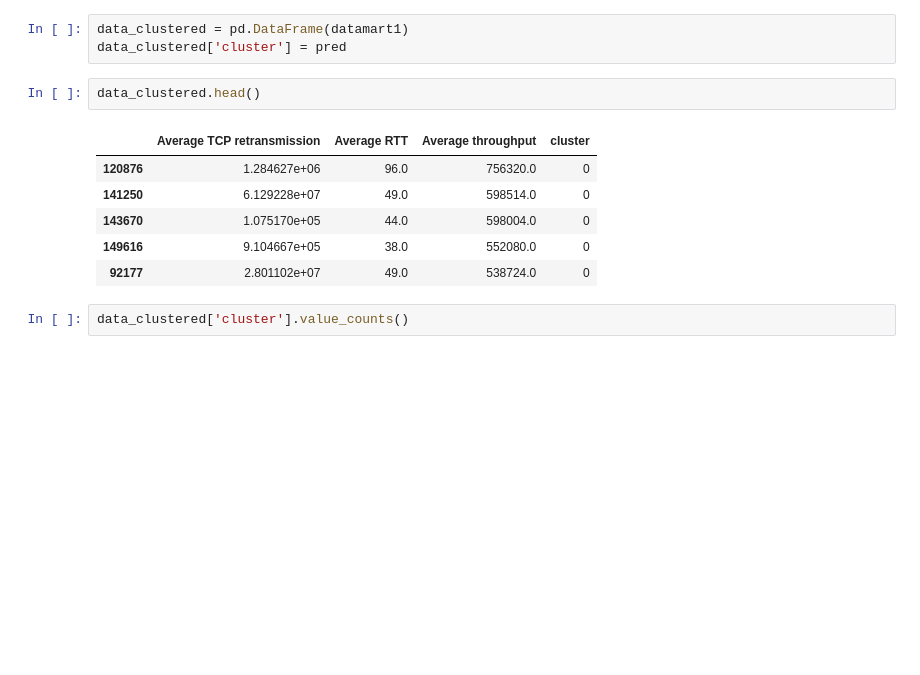
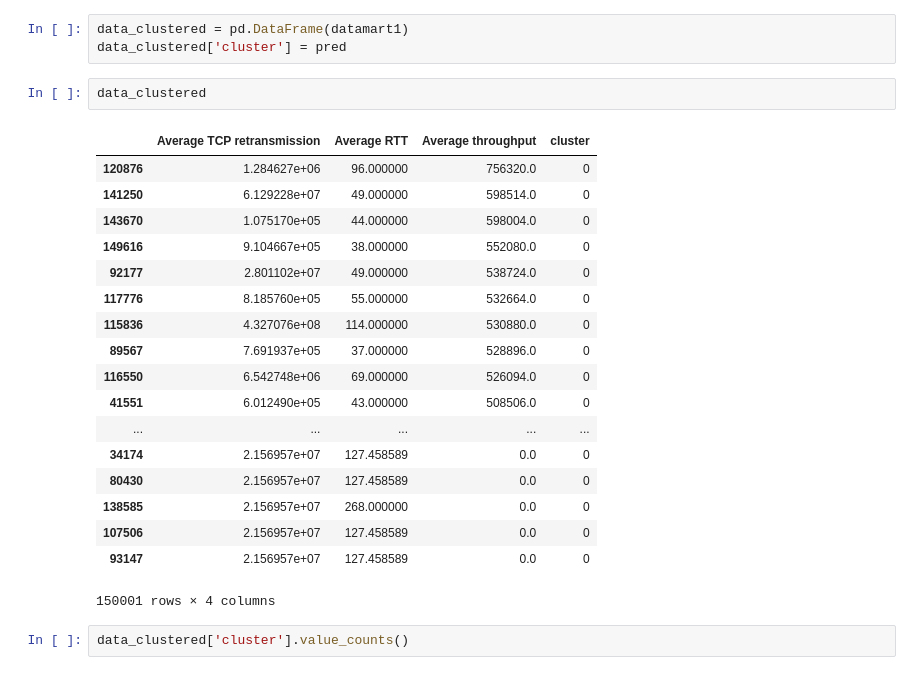
Before and after one commit to Davidelvis/Telecommunication-Project, a Jupyter notebook: Telecom_project_task3.ipynb, the cells around one changed output. Saved outputs shown, nothing was run; the diff lists cells and outputs as text; blank space fills up the shorter version.

```diff
--- a/Telecom_project_task3.ipynb
+++ b/Telecom_project_task3.ipynb
@@ -489,14 +489,26 @@ pred = kmeans.predict(datamart1)
 data_clustered = pd.DataFrame(datamart1)
 data_clustered['cluster'] = pred
 # %%
-data_clustered.head()
+data_clustered
 # %% [output]
 |  | Average TCP retransmission | Average RTT | Average throughput | cluster |
-| 120876 | 1.284627e+06 | 96.0 | 756320.0 | 0 |
-| 141250 | 6.129228e+07 | 49.0 | 598514.0 | 0 |
-| 143670 | 1.075170e+05 | 44.0 | 598004.0 | 0 |
-| 149616 | 9.104667e+05 | 38.0 | 552080.0 | 0 |
-| 92177 | 2.801102e+07 | 49.0 | 538724.0 | 0 |
+| 120876 | 1.284627e+06 | 96.000000 | 756320.0 | 0 |
+| 141250 | 6.129228e+07 | 49.000000 | 598514.0 | 0 |
+| 143670 | 1.075170e+05 | 44.000000 | 598004.0 | 0 |
+| 149616 | 9.104667e+05 | 38.000000 | 552080.0 | 0 |
+| 92177 | 2.801102e+07 | 49.000000 | 538724.0 | 0 |
+| 117776 | 8.185760e+05 | 55.000000 | 532664.0 | 0 |
+| 115836 | 4.327076e+08 | 114.000000 | 530880.0 | 0 |
+| 89567 | 7.691937e+05 | 37.000000 | 528896.0 | 0 |
+| 116550 | 6.542748e+06 | 69.000000 | 526094.0 | 0 |
+| 41551 | 6.012490e+05 | 43.000000 | 508506.0 | 0 |
+| ... | ... | ... | ... | ... |
+| 34174 | 2.156957e+07 | 127.458589 | 0.0 | 0 |
+| 80430 | 2.156957e+07 | 127.458589 | 0.0 | 0 |
+| 138585 | 2.156957e+07 | 268.000000 | 0.0 | 0 |
+| 107506 | 2.156957e+07 | 127.458589 | 0.0 | 0 |
+| 93147 | 2.156957e+07 | 127.458589 | 0.0 | 0 |
+150001 rows × 4 columns
 # %%
 data_clustered['cluster'].value_counts()
 # %% [output]
```
Also changed, not shown: parts of 3 cells of this notebook, 2 other files.
